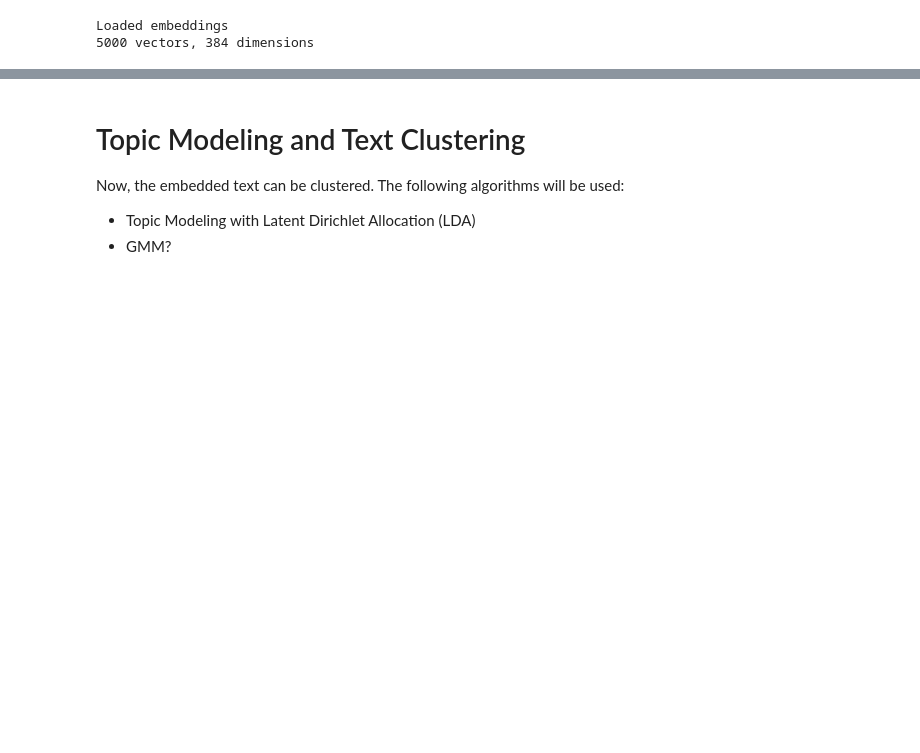
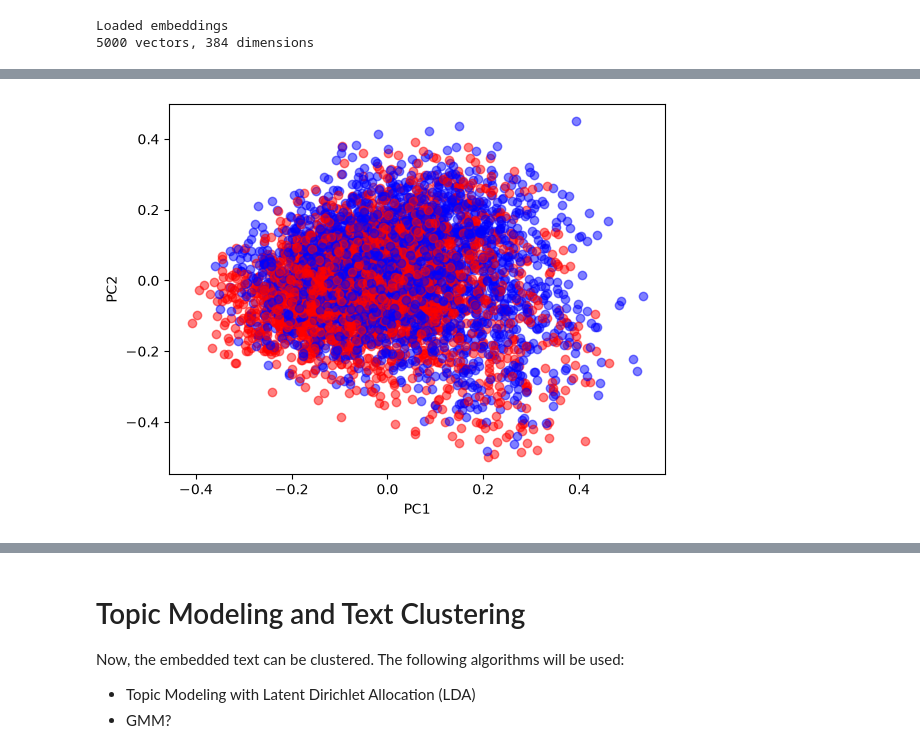
Before and after one commit to danielgg1/IMDB-Text-Clustering, a Jupyter notebook: report.ipynb, the cells around one changed output, grey strips where cells are left out. Cells and saved outputs as stored; diff of their text form; code cells hidden in the pictures; blank space fills up the shorter version.

```diff
--- a/report.ipynb
+++ b/report.ipynb
@@ -195,0 +289,17 @@ Loaded embeddings
+# %%
+# Plotting embeddings with sentiment score, compressed using PCA
+
+pca = PCA(n_components = 2)
+
+transformed_vectors = pca.fit_transform(loaded)
+
+for i in range(len(loaded)):
+    plt.scatter(transformed_vectors[i, 0], transformed_vectors[i, 1], c = ["r", "b"][df["sentiment"][i]], alpha = 0.5)
+
+plt.xlabel("PC1")
+plt.ylabel("PC2")
+plt.title("Transformed (PCA) sentence embeddings by sentiment score")
+plt.legend
+plt.show()
+# %% [output]
+[figure, added]
```
Also changed, not shown: parts of 23 cells of this notebook, 2 other files.
